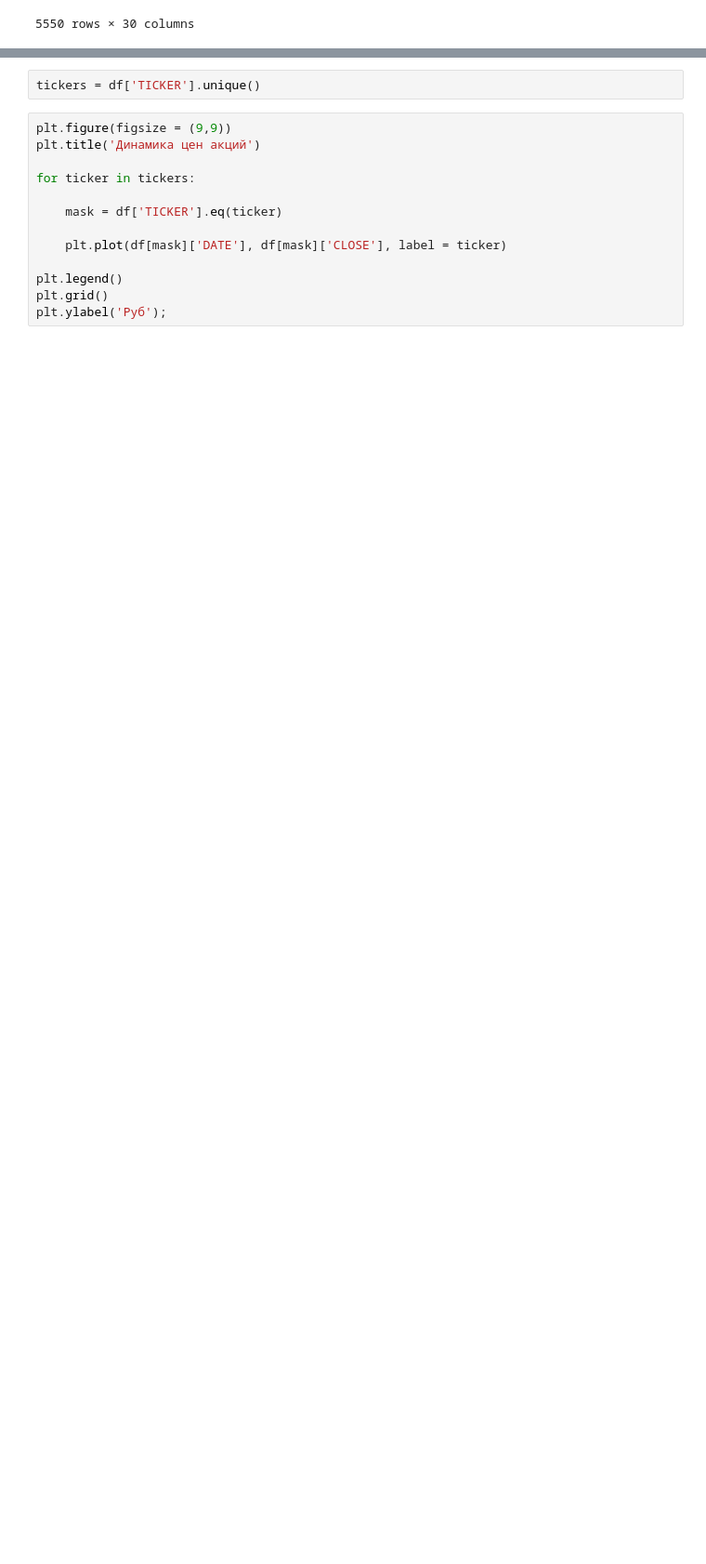
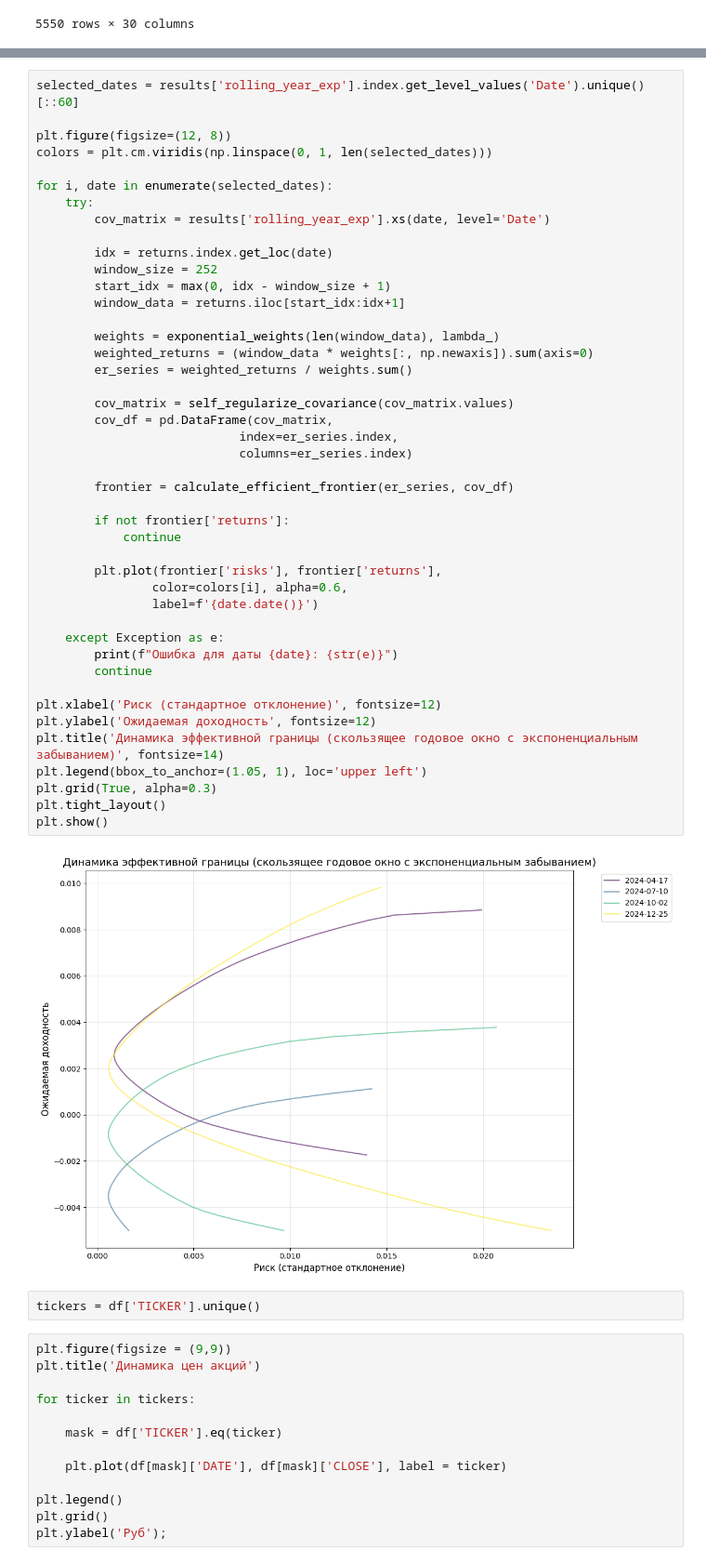
Before and after one commit to Blausher/risk_management, a Jupyter notebook: rm_hw_upd.ipynb, the cells around one changed output, grey strips where cells are left out. Shown at 93% size. Drawn from its saved outputs; the diff is of its cells as text; blank space fills up the shorter version.

```diff
--- a/rm_hw_upd.ipynb
+++ b/rm_hw_upd.ipynb
@@ -404,3 +401,49 @@ YDEX: 46.47%
+# %%
+selected_dates = results['rolling_year_exp'].index.get_level_values('Date').unique()[::60]
+
+plt.figure(figsize=(12, 8))
+colors = plt.cm.viridis(np.linspace(0, 1, len(selected_dates)))
+
+for i, date in enumerate(selected_dates):
+    try:
+        cov_matrix = results['rolling_year_exp'].xs(date, level='Date')
+
+        idx = returns.index.get_loc(date)
+        window_size = 252
+        start_idx = max(0, idx - window_size + 1)
+        window_data = returns.iloc[start_idx:idx+1]
+
+        weights = exponential_weights(len(window_data), lambda_)
+        weighted_returns = (window_data * weights[:, np.newaxis]).sum(axis=0)
+        er_series = weighted_returns / weights.sum()
+
+        cov_matrix = self_regularize_covariance(cov_matrix.values)
+        cov_df = pd.DataFrame(cov_matrix,
+                            index=er_series.index,
+                            columns=er_series.index)
+
+        frontier = calculate_efficient_frontier(er_series, cov_df)
+
+        if not frontier['returns']:
+            continue
+
+        plt.plot(frontier['risks'], frontier['returns'],
+                color=colors[i], alpha=0.6,
+                label=f'{date.date()}')
+
+    except Exception as e:
+        print(f"Ошибка для даты {date}: {str(e)}")
+        continue
+
+plt.xlabel('Риск (стандартное отклонение)', fontsize=12)
+plt.ylabel('Ожидаемая доходность', fontsize=12)
+plt.title('Динамика эффективной границы (скользящее годовое окно с экспоненциальным забыванием)', fontsize=14)
+plt.legend(bbox_to_anchor=(1.05, 1), loc='upper left')
+plt.grid(True, alpha=0.3)
+plt.tight_layout()
+plt.show()
+# %% [output]
+[figure, added]
 # %%
 tickers = df['TICKER'].unique()
 # %%
```
Also changed, not shown: parts of 2 cells of this notebook.
